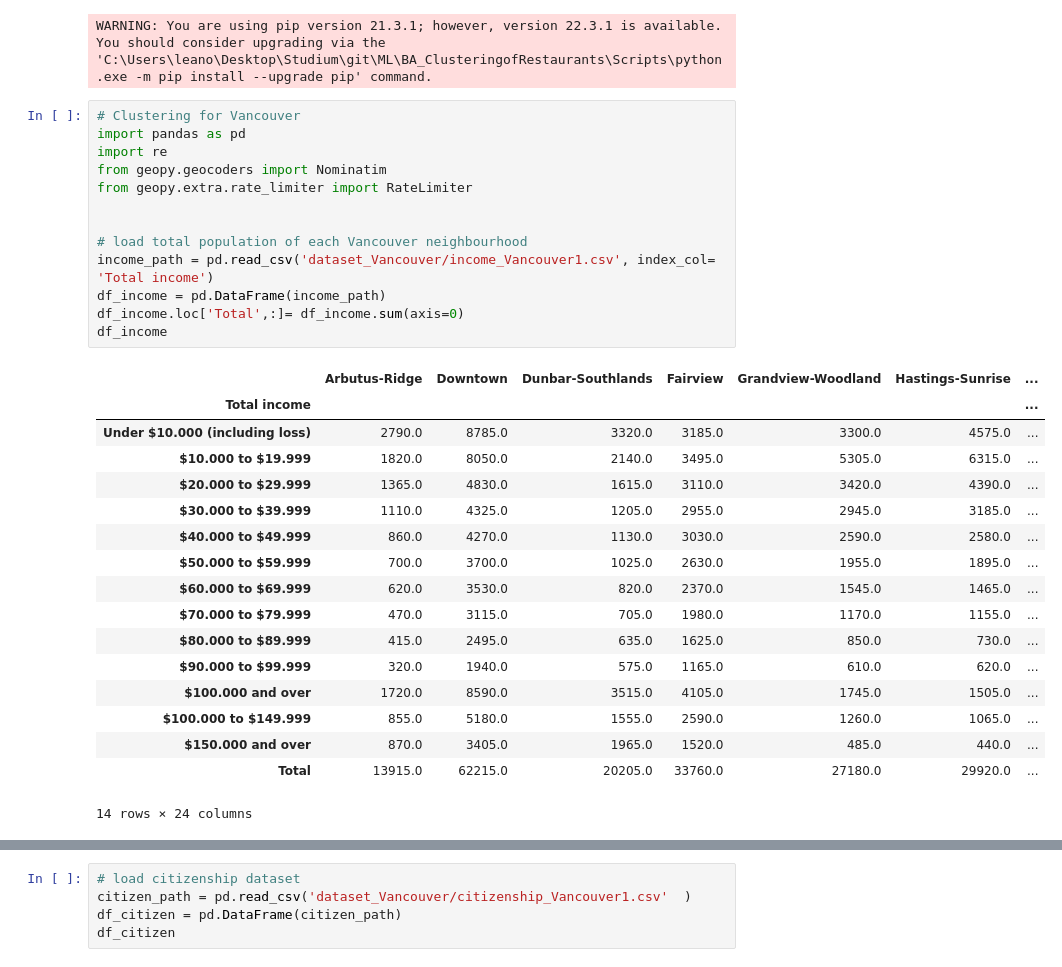
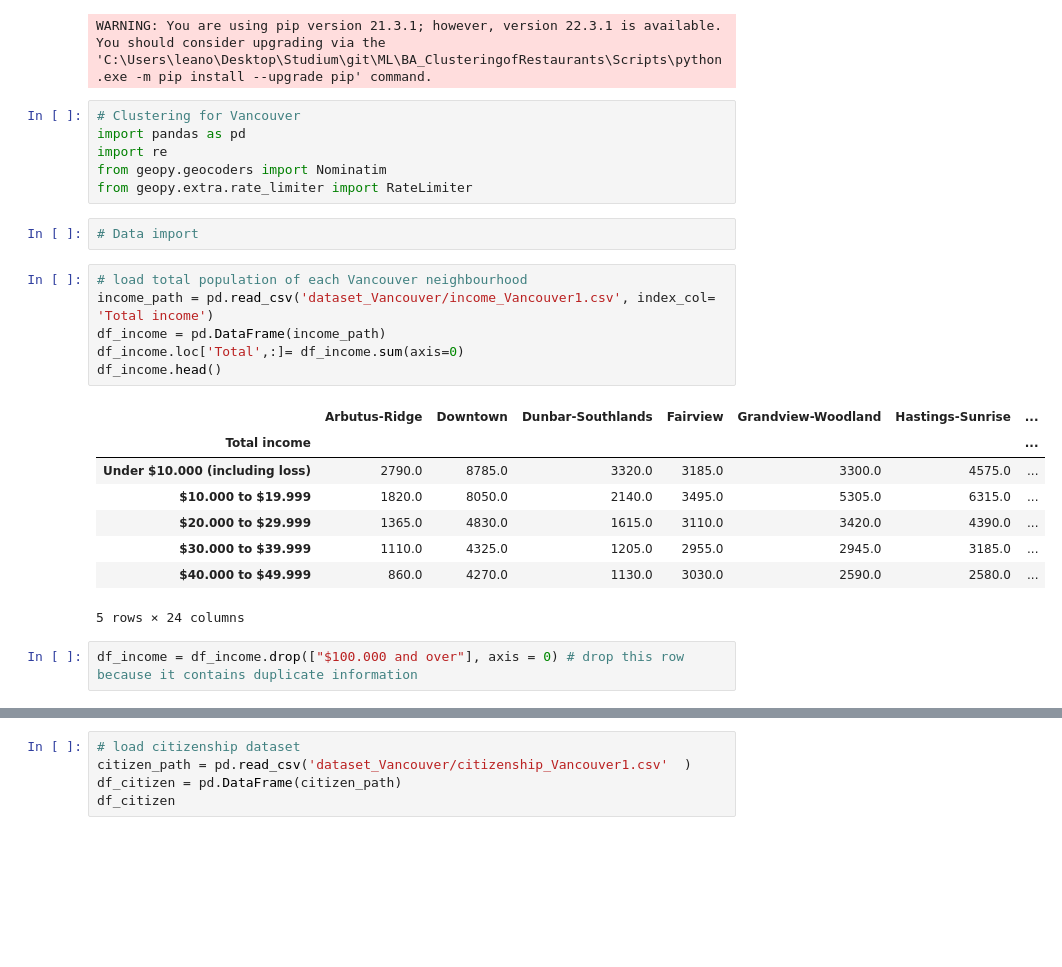
Before and after one commit to leanohl/BA_ClusteringofRestaurants, a Jupyter notebook: clusteringVancouver.ipynb, the cells around one changed output, grey strips where cells are left out. Cells and saved outputs as stored; diff of their text form; blank space fills up the shorter version.

```diff
--- a/clusteringVancouver.ipynb
+++ b/clusteringVancouver.ipynb
@@ -28,35 +28,29 @@ You should consider upgrading via the 'C:\Users\leano\Desktop\Studium\git\ML\BA_
 Requirement already satisfied: matplotlip in c:\users\leano\desktop\studium\git\ml\ba_clusteringofrestaurants\lib\site-packages (0.2)
 WARNING: You are using pip version 21.3.1; however, version 22.3.1 is available.
 You should consider upgrading via the 'C:\Users\leano\Desktop\Studium\git\ML\BA_ClusteringofRestaurants\Scripts\python.exe -m pip install --upgrade pip' command.
+# %%
+# Clustering for Vancouver
+import pandas as pd
+import re
+from geopy.geocoders import Nominatim
+from geopy.extra.rate_limiter import RateLimiter
+# %%
+# Data import
 # %%
-# Clustering for Vancouver
-import pandas as pd
-import re
-from geopy.geocoders import Nominatim
-from geopy.extra.rate_limiter import RateLimiter
-
-
 # load total population of each Vancouver neighbourhood
 income_path = pd.read_csv('dataset_Vancouver/income_Vancouver1.csv', index_col= 'Total income')
 df_income = pd.DataFrame(income_path)
 df_income.loc['Total',:]= df_income.sum(axis=0)
-df_income
+df_income.head()
 # %% [output]
 |  | Arbutus-Ridge | Downtown | Dunbar-Southlands | Fairview | Grandview-Woodland | Hastings-Sunrise | ... |
 | Total income |  |  |  |  |  |  | ... |
 | Under $10.000 (including loss) | 2790.0 | 8785.0 | 3320.0 | 3185.0 | 3300.0 | 4575.0 | ... |
 | $10.000 to $19.999 | 1820.0 | 8050.0 | 2140.0 | 3495.0 | 5305.0 | 6315.0 | ... |
 | $20.000 to $29.999 | 1365.0 | 4830.0 | 1615.0 | 3110.0 | 3420.0 | 4390.0 | ... |
 | $30.000 to $39.999 | 1110.0 | 4325.0 | 1205.0 | 2955.0 | 2945.0 | 3185.0 | ... |
 | $40.000 to $49.999 | 860.0 | 4270.0 | 1130.0 | 3030.0 | 2590.0 | 2580.0 | ... |
-| $50.000 to $59.999 | 700.0 | 3700.0 | 1025.0 | 2630.0 | 1955.0 | 1895.0 | ... |
-| $60.000 to $69.999 | 620.0 | 3530.0 | 820.0 | 2370.0 | 1545.0 | 1465.0 | ... |
-| $70.000 to $79.999 | 470.0 | 3115.0 | 705.0 | 1980.0 | 1170.0 | 1155.0 | ... |
-| $80.000 to $89.999 | 415.0 | 2495.0 | 635.0 | 1625.0 | 850.0 | 730.0 | ... |
-| $90.000 to $99.999 | 320.0 | 1940.0 | 575.0 | 1165.0 | 610.0 | 620.0 | ... |
-| $100.000 and over | 1720.0 | 8590.0 | 3515.0 | 4105.0 | 1745.0 | 1505.0 | ... |
-| $100.000 to $149.999 | 855.0 | 5180.0 | 1555.0 | 2590.0 | 1260.0 | 1065.0 | ... |
-| $150.000 and over | 870.0 | 3405.0 | 1965.0 | 1520.0 | 485.0 | 440.0 | ... |
-| Total | 13915.0 | 62215.0 | 20205.0 | 33760.0 | 27180.0 | 29920.0 | ... |
-14 rows × 24 columns
+5 rows × 24 columns
+# %%
+df_income = df_income.drop(["$100.000 and over"], axis = 0) # drop this row because it contains duplicate information
 # %%
```
Also changed, not shown: parts of 4 cells of this notebook, 1 other file.
